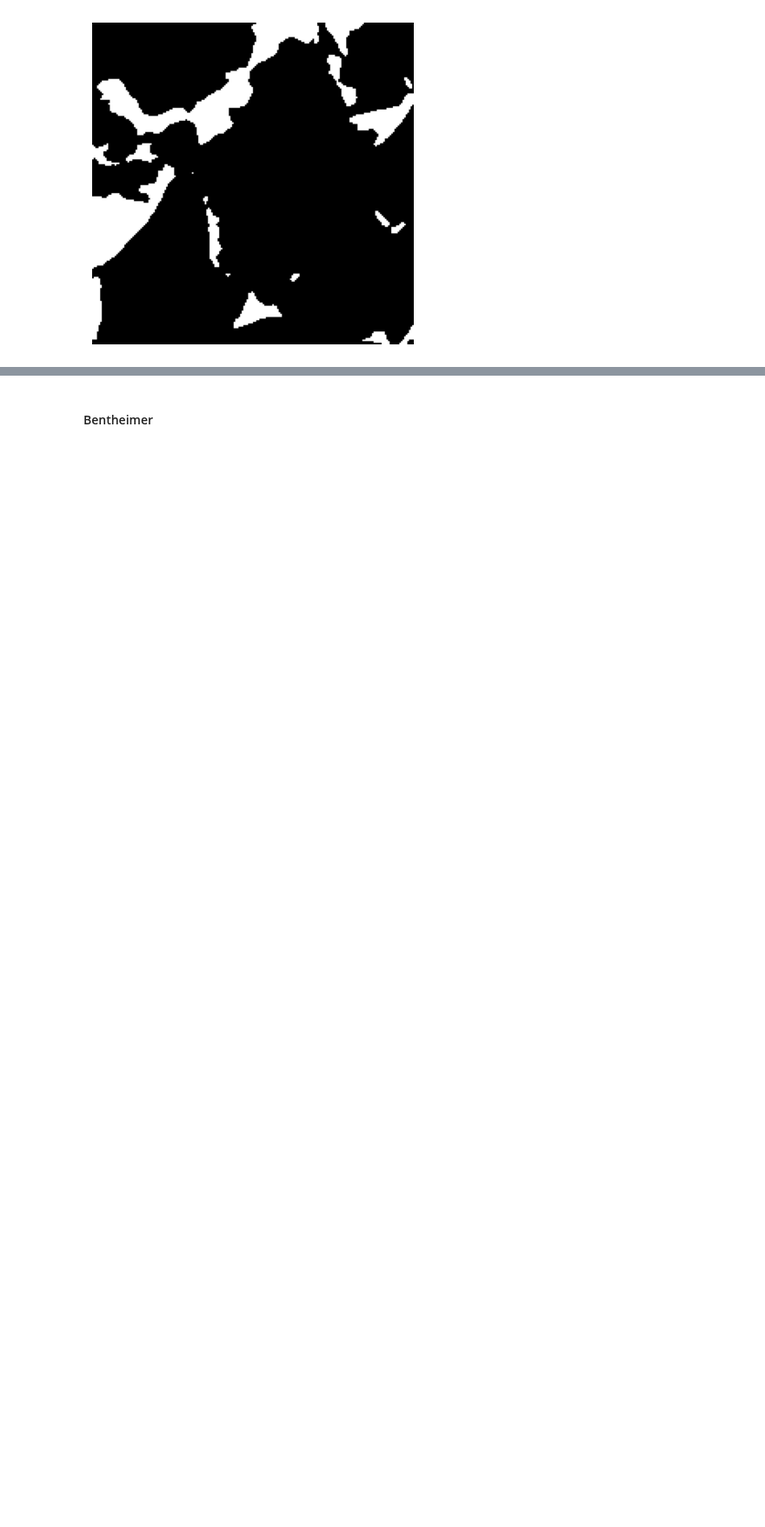
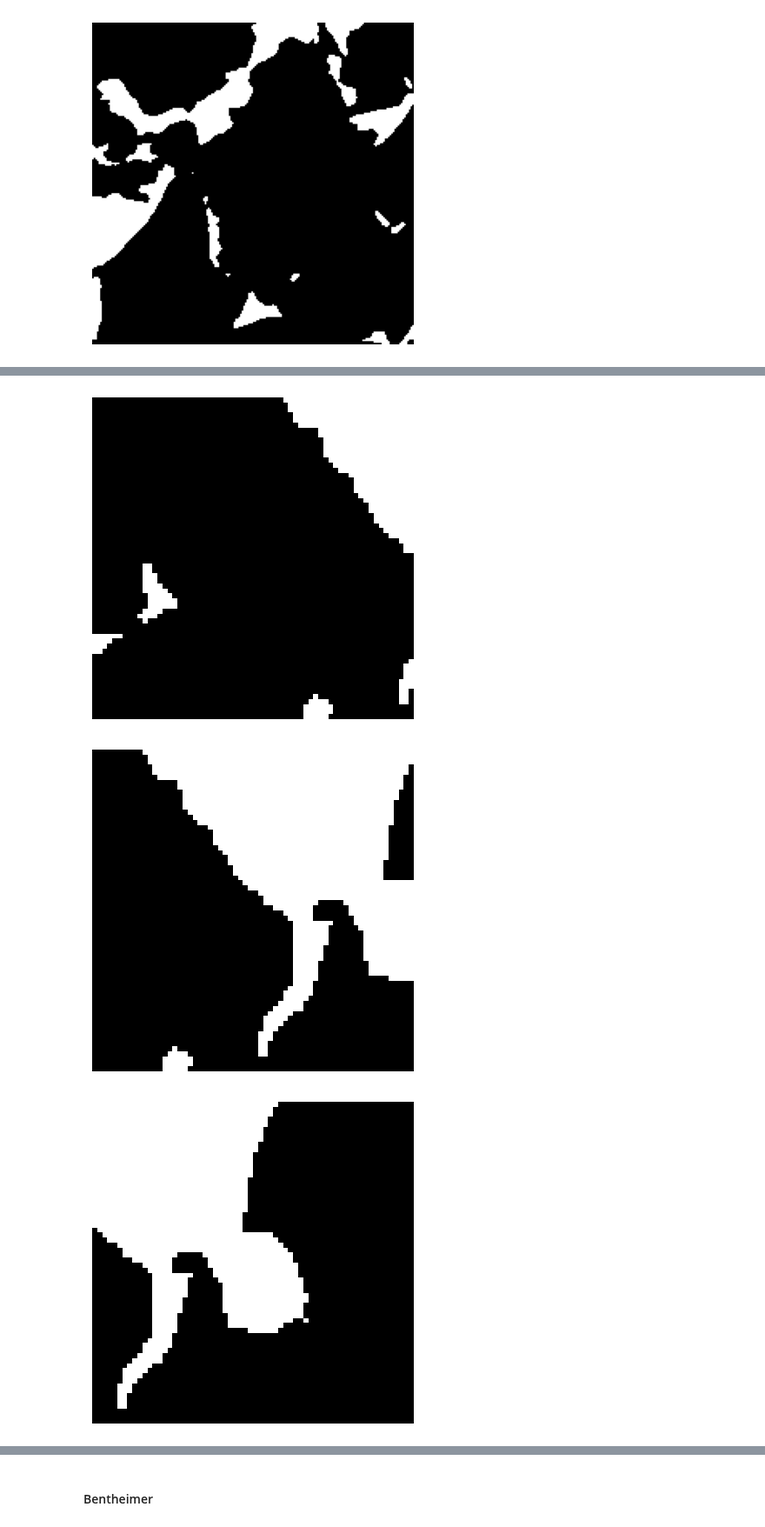
Before and after one commit to ZihanRen/poretransformer, a Jupyter notebook: lpu3dnet/data/img_proc.ipynb, the cells around one changed output, grey strips where cells are left out. Shown at 87% size. Saved outputs shown, nothing was run; the diff lists cells and outputs as text; code cells hidden in the pictures; blank space fills up the shorter version.

```diff
--- a/lpu3dnet/data/img_proc.ipynb
+++ b/lpu3dnet/data/img_proc.ipynb
@@ -125,0 +133,26 @@ for sec_seg in img_list:
+# %%
+# 64*64*64
+img_list = []
+ct_idx = 0
+PATH = os.path.join(cfg.data.PATH.sub_vol,f'ct_{ct_idx}')
+
+for i in range(6):
+
+    img_list.append(
+        tif_to_np(
+            os.path.join(
+                PATH,
+                f'{i}.tif'
+                )
+                  )
+        )
+
+
+for sec_seg in img_list:
+    plt.imshow(sec_seg[0,::],cmap='gray')
+    plt.axis('off')
+    plt.show()
+# %% [output]
+[figure, added]
+[figure, added]
+[figure, added]
```
Also changed, not shown: parts of 9 cells of this notebook, 10 other files.
